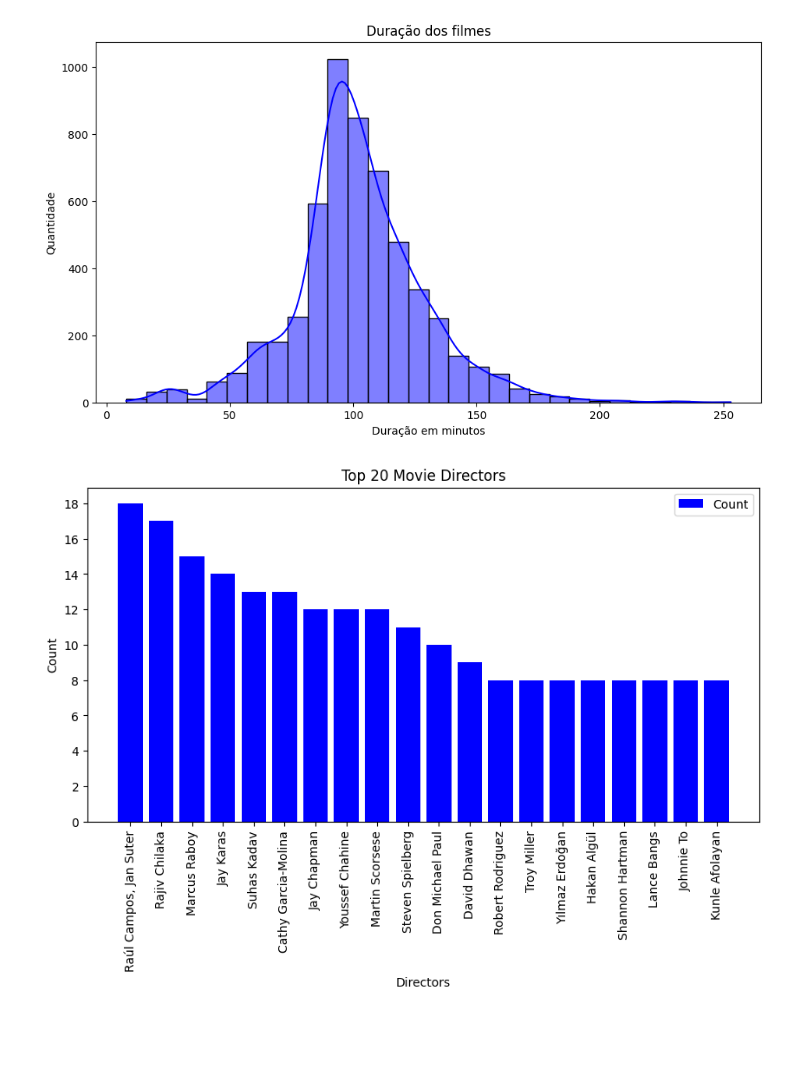
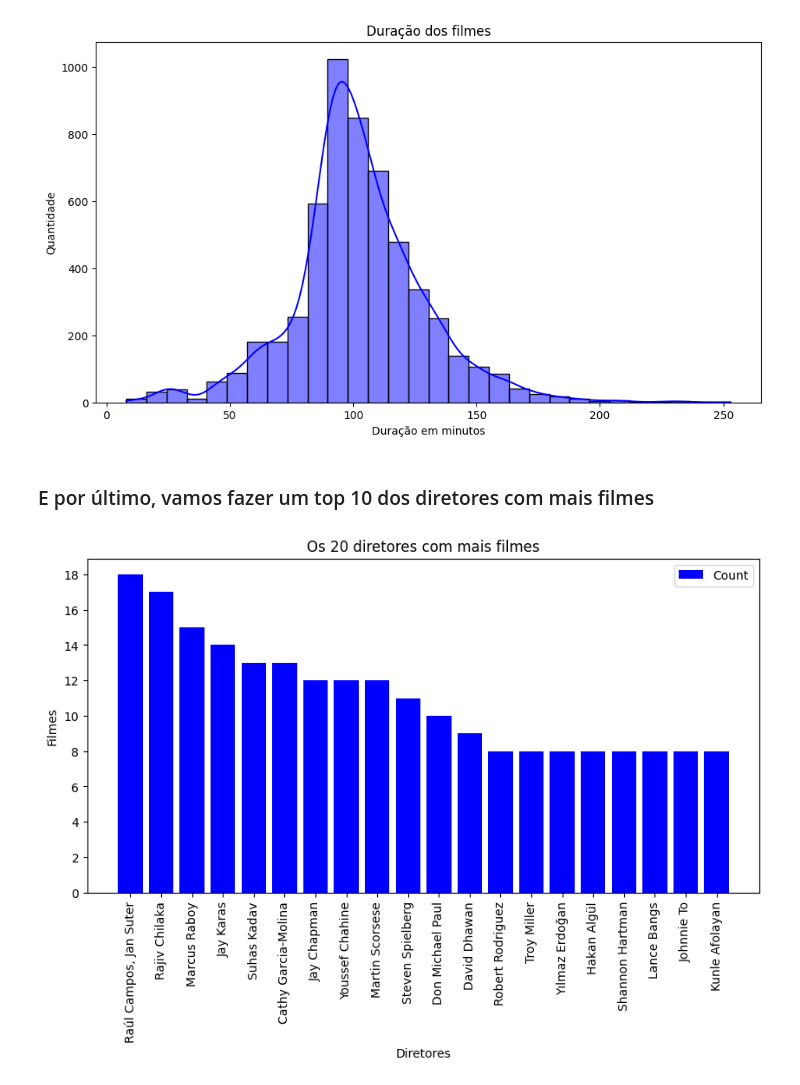
Before and after one commit to iaZe/Ideias-e-Aprendizados, a Jupyter notebook: Netflix.ipynb, the cells around one changed output. Drawn from its saved outputs; the diff is of its cells as text; code cells hidden in the pictures; blank space fills up the shorter version.

```diff
--- a/Netflix.ipynb
+++ b/Netflix.ipynb
@@ -121,17 +155,22 @@ Try using .loc[row_indexer,col_indexer] = value instead
 
 See the caveats in the documentation: https://pandas.pydata.org/pandas-docs/stable/user_guide/indexing.html#returning-a-view-versus-a-copy
 [figure]
+# %% [markdown]
+### E por último, vamos fazer um top 10 dos diretores com mais filmes
 # %%
-top_10_directors_movie = df['director'][df['type'] == 'Movie'].value_counts().sort_values(ascending=False).iloc[0:20].reset_index()
-top_10_directors_movie
+# Primeiro, formatar o data frame, selecionar apenas filmes, contar os valores e ordenar pelos maiores
+directors_movie = df['director'][df['type'] == 'Movie'].value_counts().sort_values(ascending=False).iloc[0:20].reset_index()
+directors_movie
+
+# Agora vamos organizar o gráfico
 plt.figure(figsize=(10,5))
-plt.bar(top_10_directors_movie['director'],top_10_directors_movie['count'], color = "blue" , label='Count')
+plt.bar(directors_movie['director'],directors_movie['count'], color = "blue" , label='Count')
 plt.title('Os 20 diretores com mais filmes')
 plt.xlabel('Diretores')
 plt.ylabel('Filmes')
 plt.xticks(rotation=90)
 plt.yticks(np.arange(0,20,2))
 plt.legend()
 plt.show()
 # %% [output]
-[figure, old version]
+[figure, new version]
```
Also changed, not shown: parts of 15 cells of this notebook.
